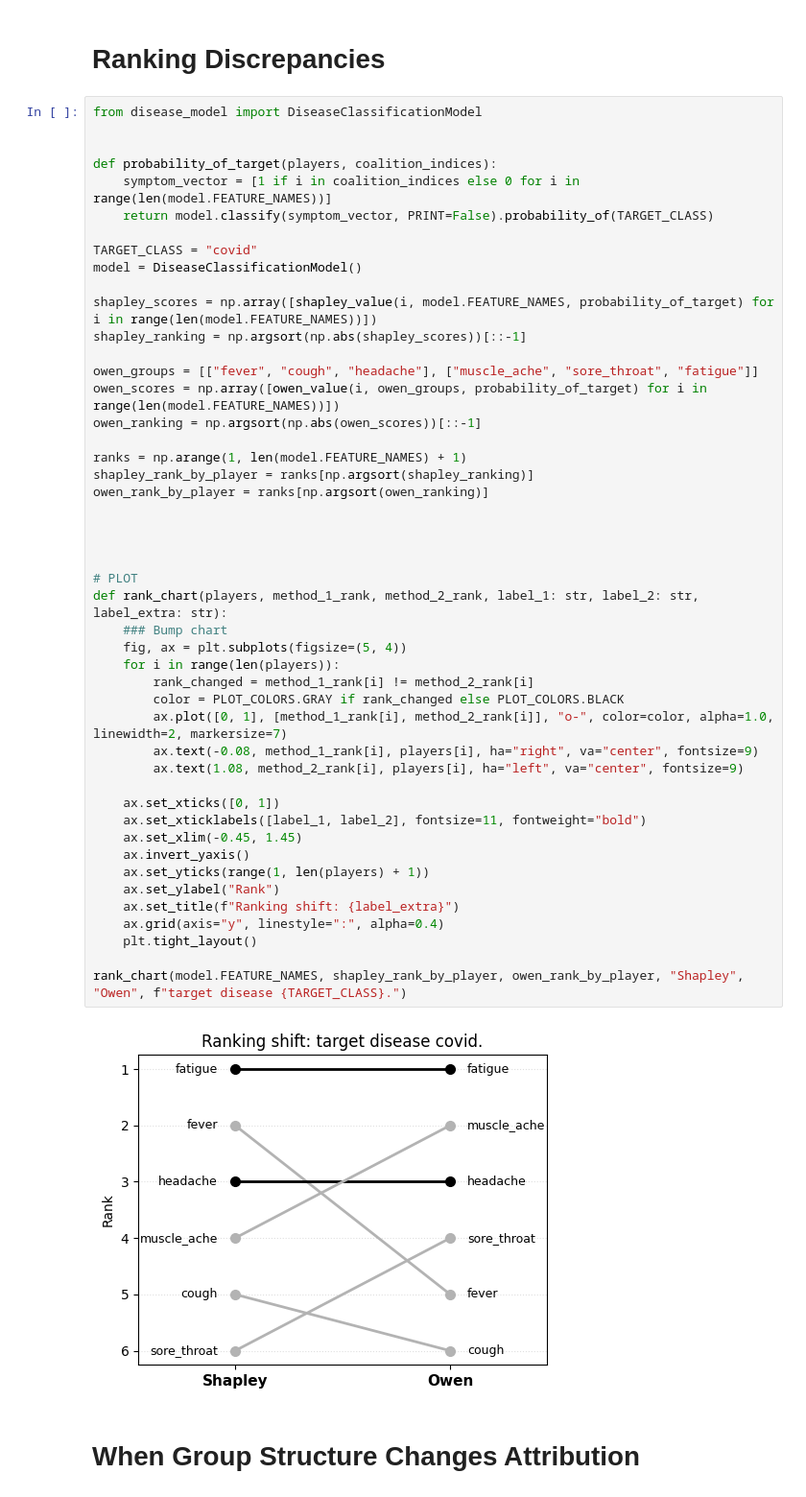
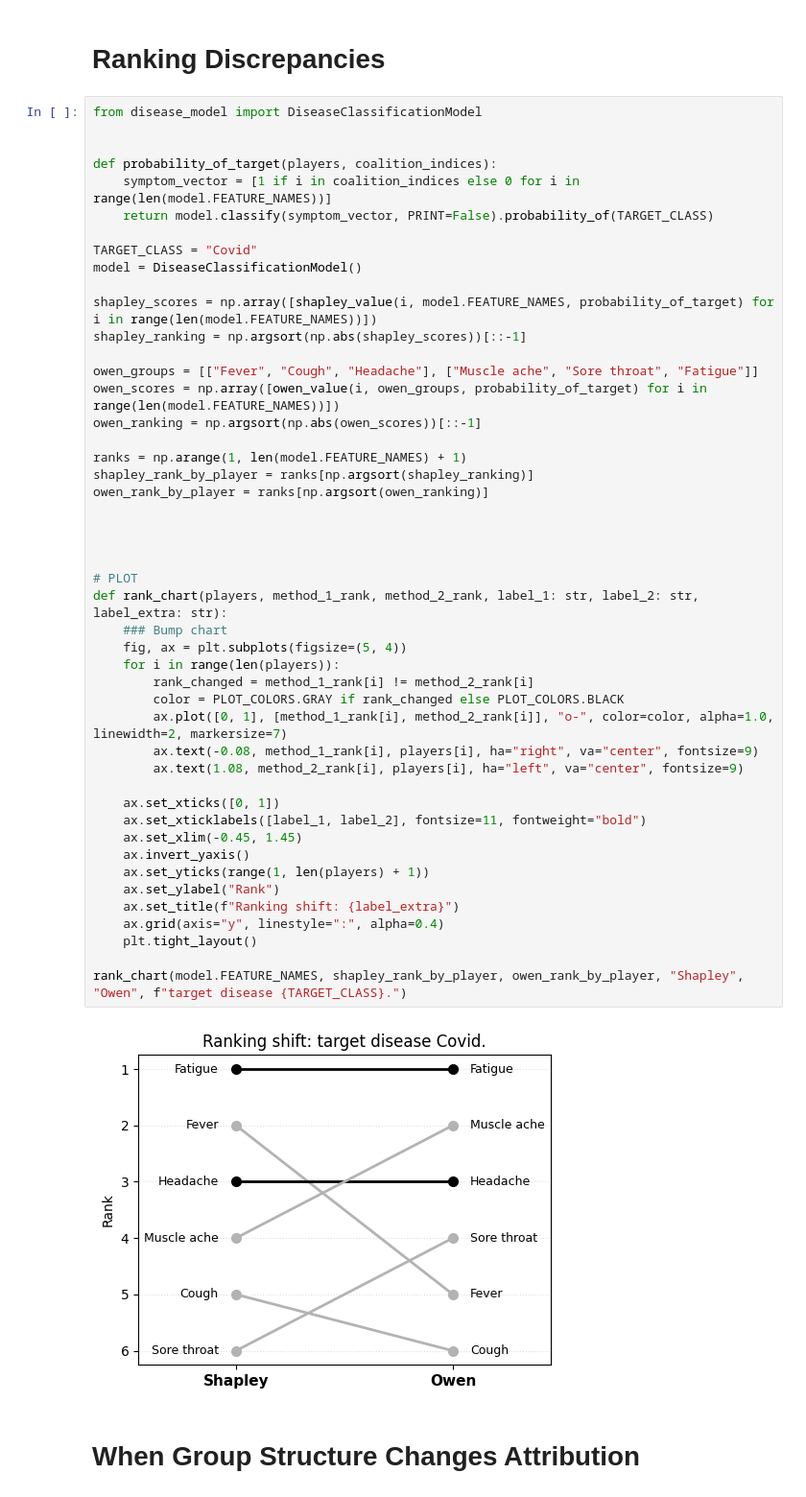
Before and after one commit to filipnaudot/powerXAI, a Jupyter notebook: examples/examples_ml.ipynb, the cells around one changed output. Shown at 96% size. Drawn from its saved outputs; the diff is of its cells as text.

```diff
--- a/examples/examples_ml.ipynb
+++ b/examples/examples_ml.ipynb
@@ -14,47 +14,47 @@ def probability_of_target(players, coalition_indices):
     symptom_vector = [1 if i in coalition_indices else 0 for i in range(len(model.FEATURE_NAMES))]
     return model.classify(symptom_vector, PRINT=False).probability_of(TARGET_CLASS)
 
-TARGET_CLASS = "covid"
+TARGET_CLASS = "Covid"
 model = DiseaseClassificationModel()
 
 shapley_scores = np.array([shapley_value(i, model.FEATURE_NAMES, probability_of_target) for i in range(len(model.FEATURE_NAMES))])
 shapley_ranking = np.argsort(np.abs(shapley_scores))[::-1]
 
-owen_groups = [["fever", "cough", "headache"], ["muscle_ache", "sore_throat", "fatigue"]]
+owen_groups = [["Fever", "Cough", "Headache"], ["Muscle ache", "Sore throat", "Fatigue"]]
 owen_scores = np.array([owen_value(i, owen_groups, probability_of_target) for i in range(len(model.FEATURE_NAMES))])
 owen_ranking = np.argsort(np.abs(owen_scores))[::-1]
 
 ranks = np.arange(1, len(model.FEATURE_NAMES) + 1)
 shapley_rank_by_player = ranks[np.argsort(shapley_ranking)]
 owen_rank_by_player = ranks[np.argsort(owen_ranking)]
 
 
 
 
 # PLOT
 def rank_chart(players, method_1_rank, method_2_rank, label_1: str, label_2: str, label_extra: str):
     ### Bump chart
     fig, ax = plt.subplots(figsize=(5, 4))
     for i in range(len(players)):
         rank_changed = method_1_rank[i] != method_2_rank[i]
         color = PLOT_COLORS.GRAY if rank_changed else PLOT_COLORS.BLACK
         ax.plot([0, 1], [method_1_rank[i], method_2_rank[i]], "o-", color=color, alpha=1.0, linewidth=2, markersize=7)
         ax.text(-0.08, method_1_rank[i], players[i], ha="right", va="center", fontsize=9)
         ax.text(1.08, method_2_rank[i], players[i], ha="left", va="center", fontsize=9)
 
     ax.set_xticks([0, 1])
     ax.set_xticklabels([label_1, label_2], fontsize=11, fontweight="bold")
     ax.set_xlim(-0.45, 1.45)
     ax.invert_yaxis()
     ax.set_yticks(range(1, len(players) + 1))
     ax.set_ylabel("Rank")
     ax.set_title(f"Ranking shift: {label_extra}")
     ax.grid(axis="y", linestyle=":", alpha=0.4)
     plt.tight_layout()
 
 rank_chart(model.FEATURE_NAMES, shapley_rank_by_player, owen_rank_by_player, "Shapley", "Owen", f"target disease {TARGET_CLASS}.")
 # %% [output]
-[figure, old version]
+[figure, new version]
 # %% [markdown]
 # When Group Structure Changes Attribution
 # %%
```
Also changed, not shown: 1 other file.
